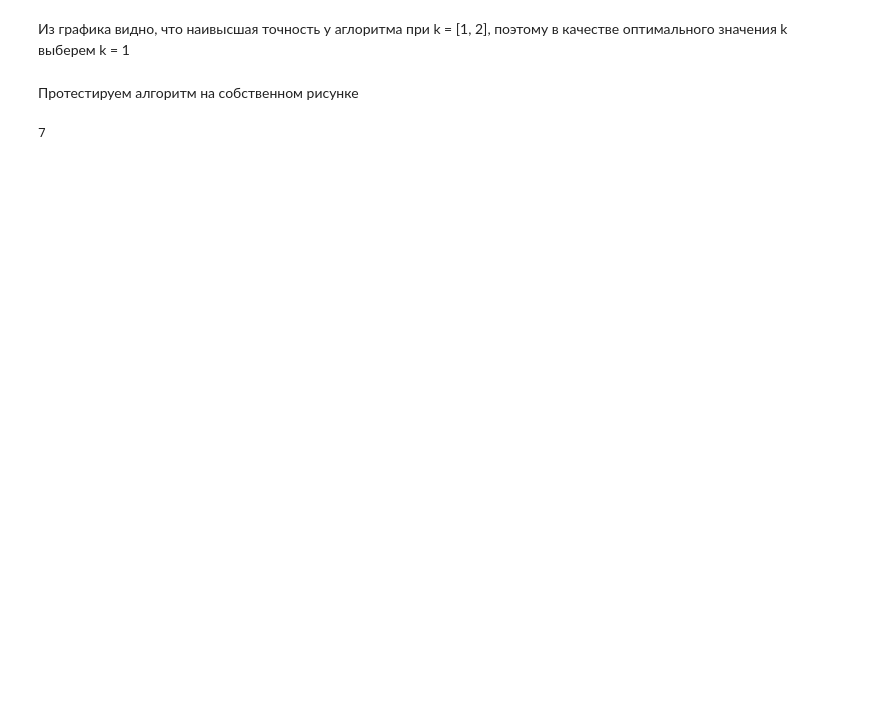
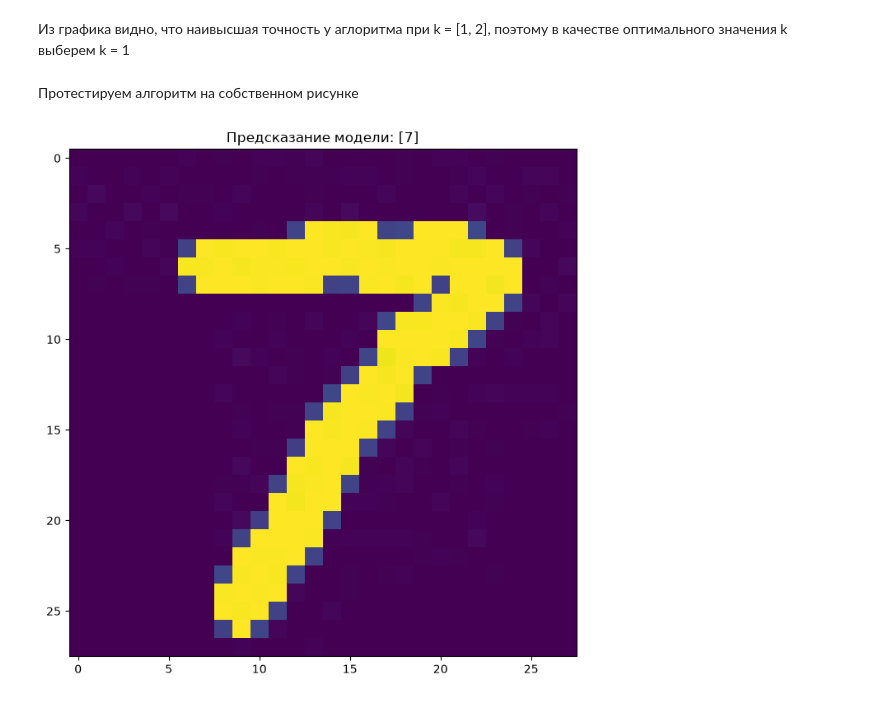
Before and after one commit to CondoR-R/university, a Jupyter notebook: современные_платформы_программирования/lab_1/lab_1.ipynb, the cells around one changed output. Drawn from its saved outputs; the diff is of its cells as text; code cells hidden in the pictures; blank space fills up the shorter version.

```diff
--- a/современные_платформы_программирования/lab_1/lab_1.ipynb
+++ b/современные_платформы_программирования/lab_1/lab_1.ipynb
@@ -204,11 +218,14 @@ import cv2
 # %%
 img = cv2.imread(f"{PATH}/images/7.jpg", cv2.IMREAD_GRAYSCALE)
 img_v = img.reshape(28*28)
 img_norm = normalize_features(img_v)
 label_pred = knn(img_norm)
-print(label_pred[0])
+_, ax = plt.subplots(1, 1, figsize=(8,8))
+ax.set_title(f'Предсказание модели: {label_pred}')
+ax.imshow(img)
+plt.show()
 # %% [output]
-7
+[figure, added]
 # %%
 img = cv2.imread(f"{PATH}/images/8.jpg", cv2.IMREAD_GRAYSCALE)
 img_v = img.reshape(28*28)
```
Also changed, not shown: parts of 7 cells of this notebook.
